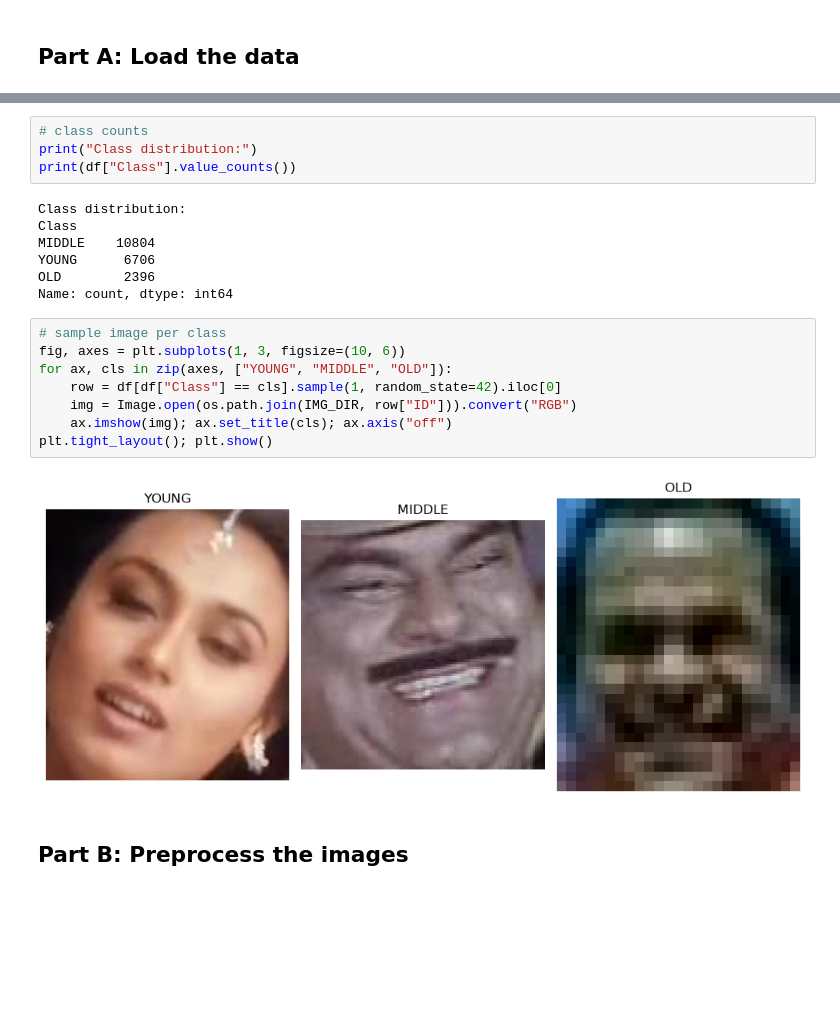
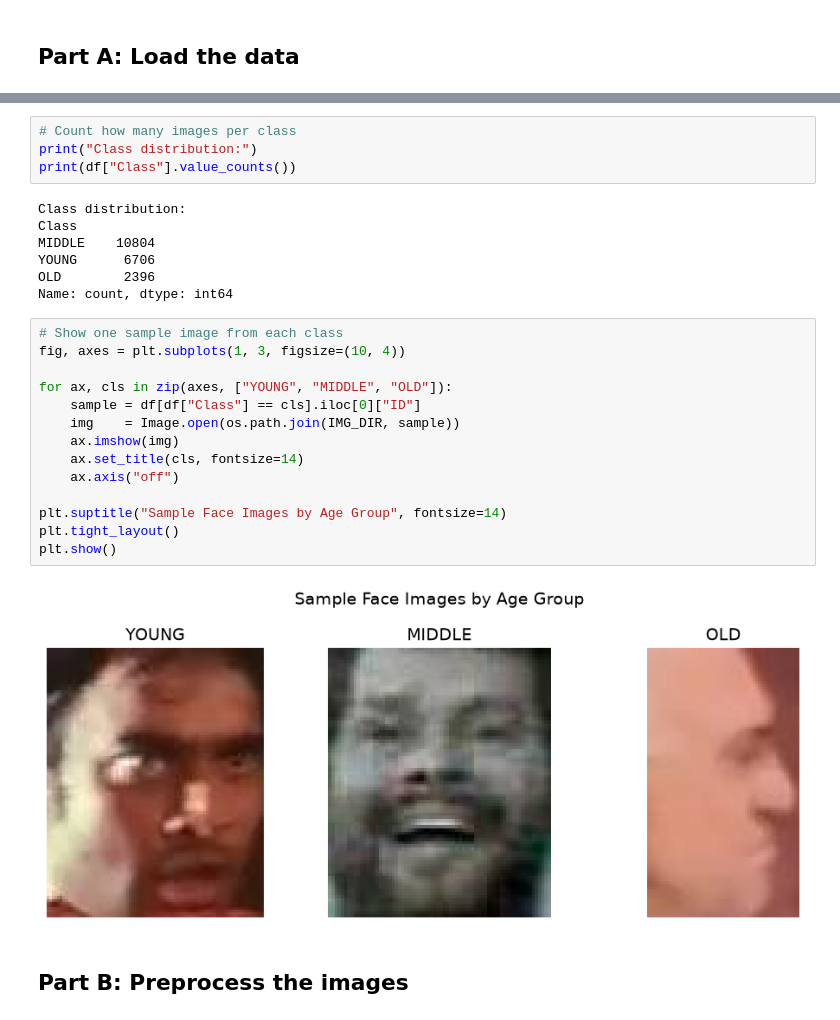
Before and after one commit to abdurrahmanse/phitron-projects, a Jupyter notebook: advance Deep learning/Copy_of_Advance_DL_Mid_Term_Exam_Question.ipynb, the cells around one changed output, grey strips where cells are left out. Saved outputs shown, nothing was run; the diff lists cells and outputs as text; blank space fills up the shorter version.

```diff
--- a/advance Deep learning/Copy_of_Advance_DL_Mid_Term_Exam_Question.ipynb
+++ b/advance Deep learning/Copy_of_Advance_DL_Mid_Term_Exam_Question.ipynb
@@ -196,5 +198,5 @@ print()
 # %%
-# class counts
+# Count how many images per class
 print("Class distribution:")
 print(df["Class"].value_counts())
 # %% [output]
@@ -205,15 +207,21 @@ YOUNG      6706
 OLD        2396
 Name: count, dtype: int64
 # %%
-# sample image per class
-fig, axes = plt.subplots(1, 3, figsize=(10, 6))
+# Show one sample image from each class
+fig, axes = plt.subplots(1, 3, figsize=(10, 4))
+
 for ax, cls in zip(axes, ["YOUNG", "MIDDLE", "OLD"]):
-    row = df[df["Class"] == cls].sample(1, random_state=42).iloc[0]
-    img = Image.open(os.path.join(IMG_DIR, row["ID"])).convert("RGB")
-    ax.imshow(img); ax.set_title(cls); ax.axis("off")
-plt.tight_layout(); plt.show()
+    sample = df[df["Class"] == cls].iloc[0]["ID"]
+    img    = Image.open(os.path.join(IMG_DIR, sample))
+    ax.imshow(img)
+    ax.set_title(cls, fontsize=14)
+    ax.axis("off")
+
+plt.suptitle("Sample Face Images by Age Group", fontsize=14)
+plt.tight_layout()
+plt.show()
 # %% [output]
-[figure, old version]
+[figure, new version]
 # %% [markdown]
 ## Part B: Preprocess the images
 # %%
```
Also changed, not shown: parts of 15 cells of this notebook, 1 other file.
